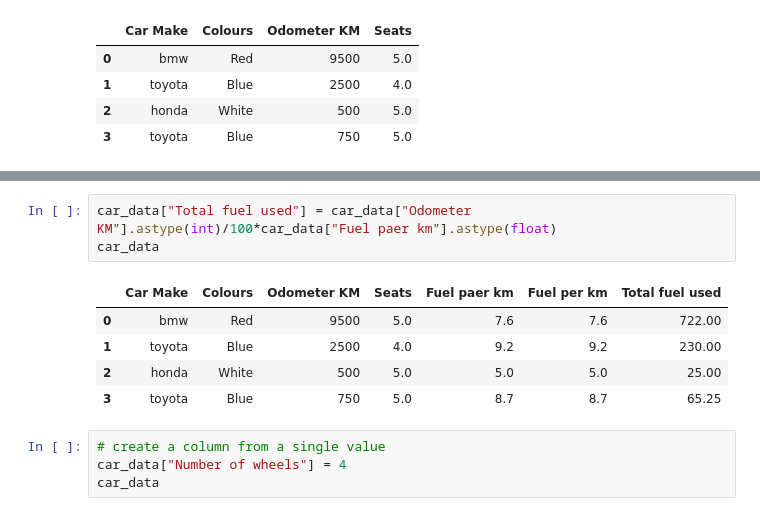
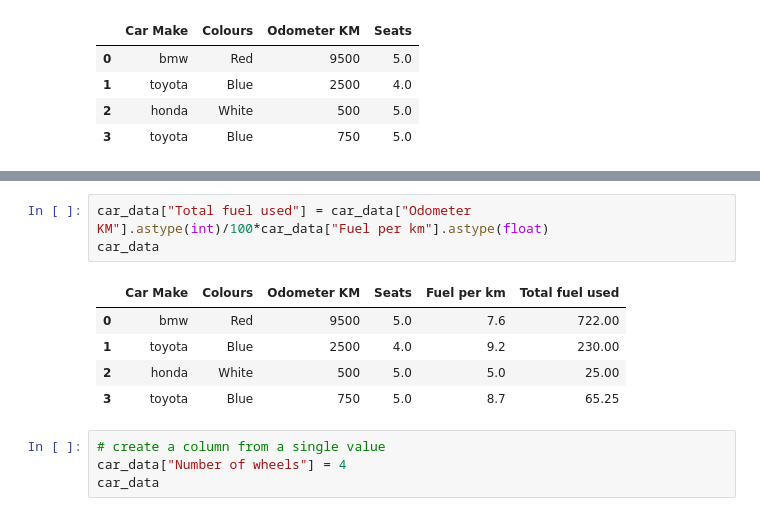
Before and after one commit to okind/DataScience, a Jupyter notebook: Python/IntroToPandas.ipynb, the cells around one changed output, grey strips where cells are left out. Drawn from its saved outputs; the diff is of its cells as text.

Commit message:
meta-data changes

```diff
--- a/Python/IntroToPandas.ipynb
+++ b/Python/IntroToPandas.ipynb
@@ -196,12 +198,12 @@ car_data
 # %%
-car_data["Total fuel used"] = car_data["Odometer KM"].astype(int)/100*car_data["Fuel paer km"].astype(float)
+car_data["Total fuel used"] = car_data["Odometer KM"].astype(int)/100*car_data["Fuel per km"].astype(float)
 car_data
 # %% [output]
-|  | Car Make | Colours | Odometer KM | Seats | Fuel paer km | Fuel per km | Total fuel used |
-| 0 | bmw | Red | 9500 | 5.0 | 7.6 | 7.6 | 722.00 |
-| 1 | toyota | Blue | 2500 | 4.0 | 9.2 | 9.2 | 230.00 |
-| 2 | honda | White | 500 | 5.0 | 5.0 | 5.0 | 25.00 |
-| 3 | toyota | Blue | 750 | 5.0 | 8.7 | 8.7 | 65.25 |
+|  | Car Make | Colours | Odometer KM | Seats | Fuel per km | Total fuel used |
+| 0 | bmw | Red | 9500 | 5.0 | 7.6 | 722.00 |
+| 1 | toyota | Blue | 2500 | 4.0 | 9.2 | 230.00 |
+| 2 | honda | White | 500 | 5.0 | 5.0 | 25.00 |
+| 3 | toyota | Blue | 750 | 5.0 | 8.7 | 65.25 |
 # %%
 # create a column from a single value
 car_data["Number of wheels"] = 4
```
Also changed, not shown: parts of 5 cells of this notebook, 2 other files.
